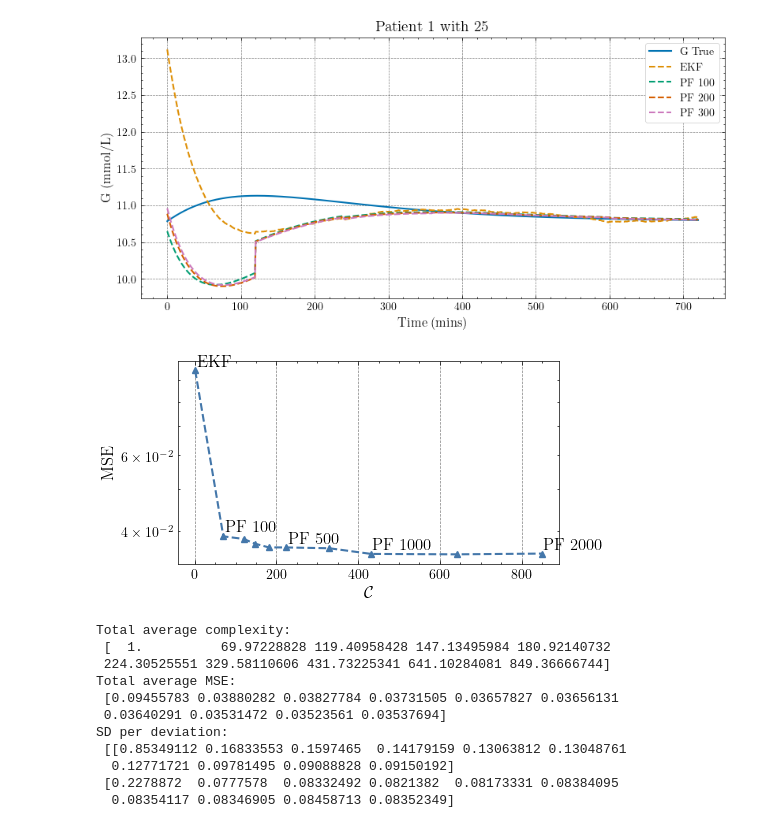
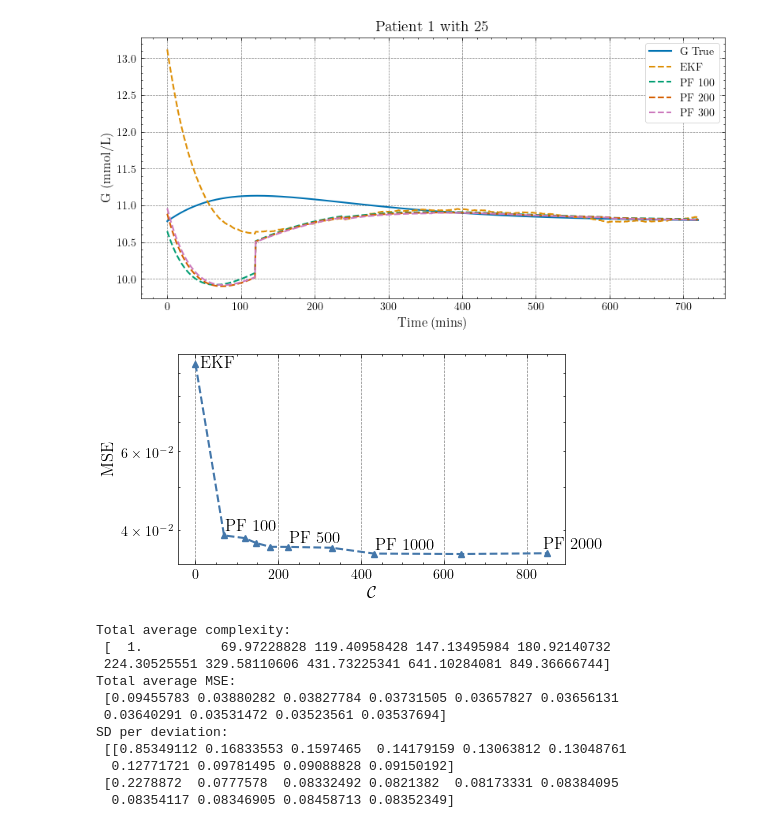
Before and after one commit to mlmulv/Thesis-Code, a Jupyter notebook: notebooks/03_Estimator_Comparison.ipynb, the cells around one changed output. Drawn from its saved outputs; the diff is of its cells as text; code cells hidden in the pictures.

```diff
--- a/notebooks/03_Estimator_Comparison.ipynb
+++ b/notebooks/03_Estimator_Comparison.ipynb
@@ -17,12 +17,12 @@ import plt_config
 This file examines the accuracy and time complexity of the extended Kalman filter and the particle filter with various number of particles.
 # %%
 try:
-    time_arr_03 = np.load("../scripts/variables/time_arr_03.npy")
-    error_arr_03 = np.load("../scripts/variables/error_arr_03.npy")
-    G_ests = np.load("../scripts/variables/G_ests_03.npy")
-    G_trues = np.load("../scripts/variables/G_trues_03.npy")
-    # all_vars = np.load("../scripts/variables/vars_03_temp.npy")
-    # states = np.load("../scripts/variables/states_03_temp.npy")
+    time_arr_03 = np.load("../scripts/saved_variables/module3/time_arr_03.npy")
+    error_arr_03 = np.load("../scripts/saved_variables/module3/error_arr_03.npy")
+    G_ests = np.load("../scripts/saved_variables/module3/G_ests_03.npy")
+    G_trues = np.load("../scripts/saved_variables/module3/G_trues_03.npy")
+    # all_vars = np.load("../scripts/saved_variables/module3/vars_03_temp.npy")
+    # states = np.load("../scripts/saved_variables/module3/states_03_temp.npy")
     print("Loaded variables")
 except Exception:
     print("Run 03_Estimator_Comparison.py")
@@ -128,18 +128,23 @@ for i in range(1):
 # %%
 total_avg_time = np.average(time_arr_03, axis=(0, 2))
 complexity = total_avg_time / min(total_avg_time)
 total_avg_err = np.average(error_arr_03, axis=(0, 2, 3))
 
 fig, ax = plt.subplots(figsize=(5.1,2.55))
 ax.semilogy(complexity, total_avg_err, linestyle="--", marker="^")
 ax.set_xlabel(r"$\mathcal{C}$")
 ax.set_ylabel("MSE")
 for x, y, label in zip(complexity, total_avg_err, filters):
     if label in {"EKF", "PF 100", "PF 500", "PF 1000", "PF 2000"}:
-        ax.annotate(label, xy=(x, y), xytext=(1,1), textcoords="offset points", ha="left", va="bottom")
+        if label == "EKF":
+            ax.annotate(label, xy=(x, y), xytext=(3,-5), textcoords="offset points", ha="left", va="bottom")
+        elif label == "PF 2000":
+            ax.annotate(label, xy=(x, y), xytext=(-3,1), textcoords="offset points", ha="left", va="bottom")
+        else:
+            ax.annotate(label, xy=(x, y), xytext=(1,1), textcoords="offset points", ha="left", va="bottom")
 fig.savefig("figures/5_6.pdf", format="pdf")
 # %% [output]
-[figure, old version]
+[figure, new version]
 # %%
 print("Total average complexity: \n", complexity)
 print("Total average MSE: \n", total_avg_err)
```
Also changed, not shown: 2 other files.
